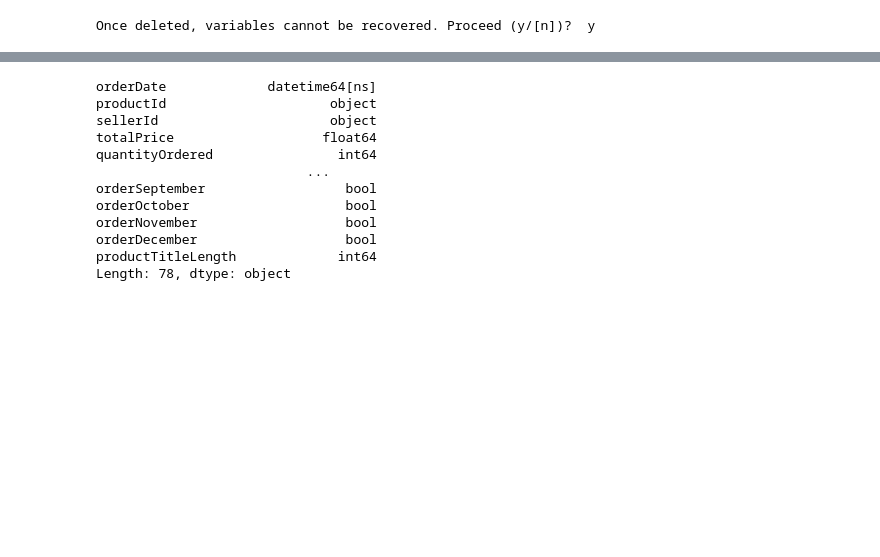
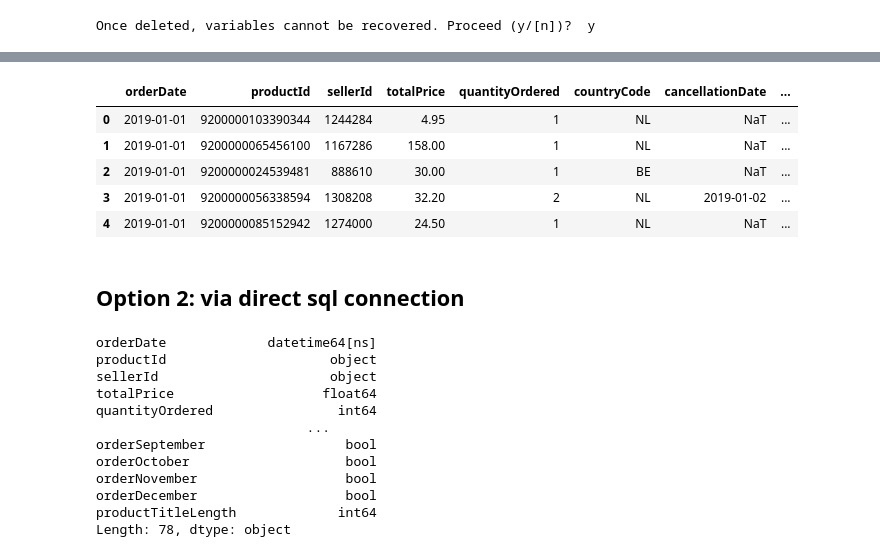
Before and after one commit to thomas-brink/CAT-HCOT, a Jupyter notebook: Seminar_Base_Classifiers.ipynb, the cells around one changed output, grey strips where cells are left out. Drawn from its saved outputs; the diff is of its cells as text; code cells hidden in the pictures; blank space fills up the shorter version.

```diff
--- a/Seminar_Base_Classifiers.ipynb
+++ b/Seminar_Base_Classifiers.ipynb
@@ -51,0 +284,18 @@ warnings.filterwarnings('ignore')
+# %%
+def transporterCluster(transporterCode):
+    """
+    Function to create a new manually clustered transporter variable: 28 -> 5 categories
+    """
+    if transporterCode in ['AH-NL','TNT','TNT-EXPRESS','TNT-EXTRA']:
+        return 'POSTNL'
+    elif transporterCode in ['DHL','DHL_DE','DHLFORYOU']:
+        return 'DHL'
+    elif transporterCode in ['DPD-NL','DPD-BE']:
+        return 'DPD'
+    elif transporterCode in ['BRIEFPOST','BPOST_BRIEF','DHL-GLOBAL-MAIL','TNT_BRIEF']:
+        return 'BRIEF'
+    else:
+        return 'OTHER'
+# %%
+df['transporterCodeGeneral'] = df['transporterCode'].apply(transporterCluster)
+df['transporterCodeGeneral'].value_counts()
@@ -51,0 +352,3 @@ warnings.filterwarnings('ignore')
+# %%
+df['productGroupGeneral'] = df['productGroup'].apply(productGroupCluster)
+df['productGroupGeneral'].value_counts()
@@ -51,0 +371,6 @@ warnings.filterwarnings('ignore')
+# %%
+#Create dummies of new product grouping
+for group in df['productGroupGeneral'].unique():
+
+    columnName = 'group' + group.split(' ')[0].replace(',','')
+    df[columnName] = df['productGroupGeneral'].apply(lambda x: True if x == group else False)
@@ -52,3 +420,14 @@ warnings.filterwarnings('ignore')
+# %%
+df.head()
+# %% [output]
+|  | orderDate | productId | sellerId | totalPrice | quantityOrdered | countryCode | cancellationDate | ... |
+| 0 | 2019-01-01 | 9200000103390344 | 1244284 | 4.95 | 1 | NL | NaT | ... |
+| 1 | 2019-01-01 | 9200000065456100 | 1167286 | 158.00 | 1 | NL | NaT | ... |
+| 2 | 2019-01-01 | 9200000024539481 | 888610 | 30.00 | 1 | BE | NaT | ... |
+| 3 | 2019-01-01 | 9200000056338594 | 1308208 | 32.20 | 2 | NL | 2019-01-02 | ... |
+| 4 | 2019-01-01 | 9200000085152942 | 1274000 | 24.50 | 1 | NL | NaT | ... |
+# %% [markdown]
+## Option 2: via direct sql connection
 # %%
 connection_string = (
     r'Driver={SQL Server};'
```
Also changed, not shown: parts of 40 cells of this notebook.
